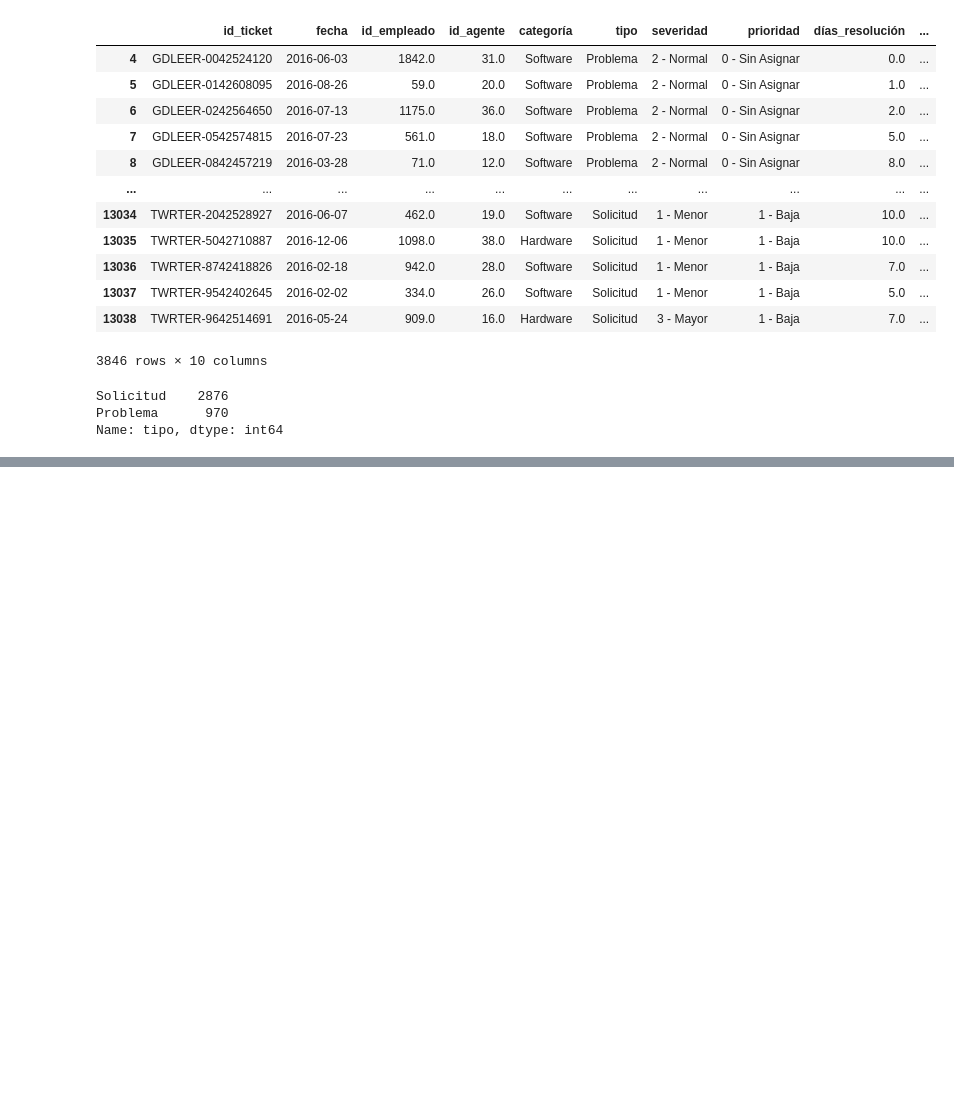
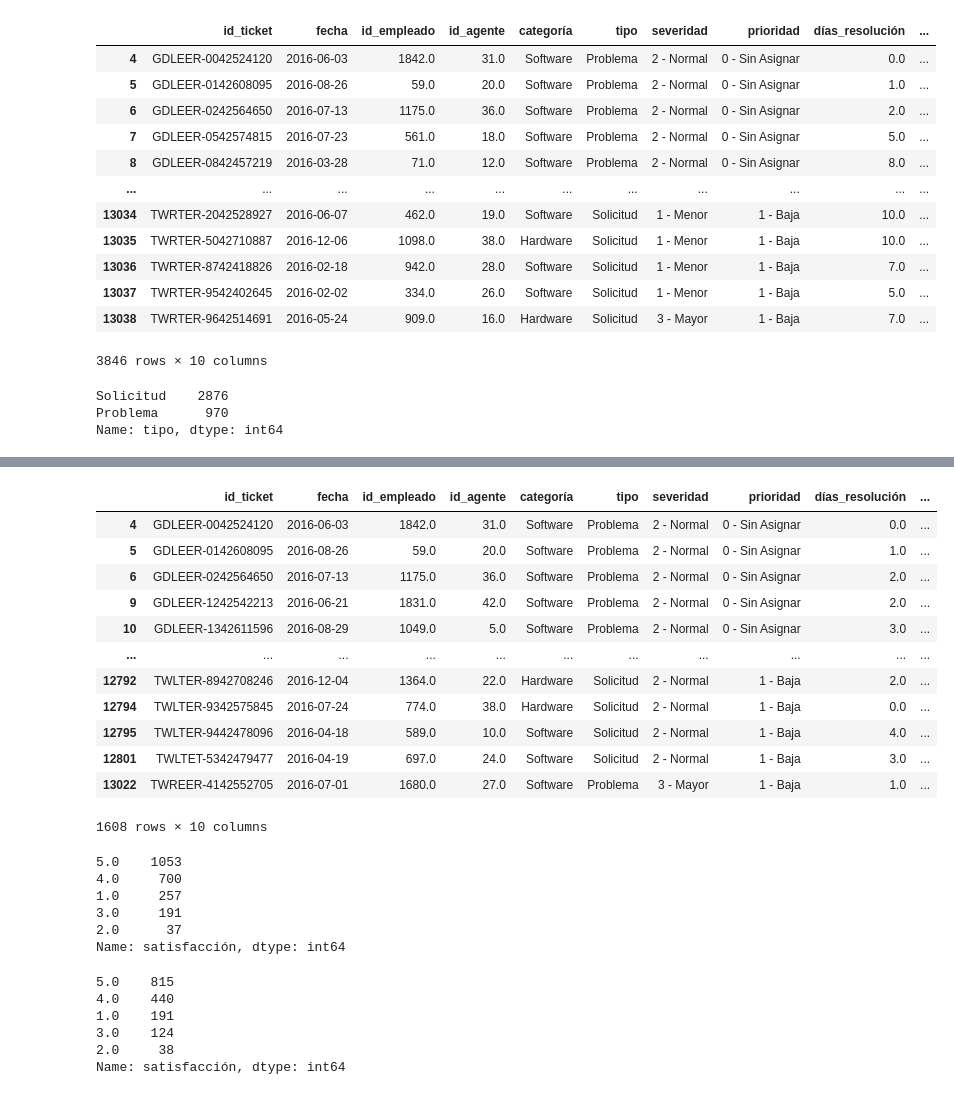
Before and after one commit to anane3373/PromoE-DA-Modulo2-sprint1-AnaIsabel-AnaG-Victoria, a Jupyter notebook: Pair4Pandas.ipynb, the cells around one changed output, grey strips where cells are left out. Saved outputs shown, nothing was run; the diff lists cells and outputs as text; code cells hidden in the pictures; blank space fills up the shorter version.

```diff
--- a/Pair4Pandas.ipynb
+++ b/Pair4Pandas.ipynb
@@ -118,9 +203,45 @@ TypeError: '>' not supported between instances of 'str' and 'int'
 # %%
 #5.2 Extraigamos los tickets en los que pasaron menos de 5 días en ser solucionados.
+
+
+dias_tickets2 = ejer2[ejer2["días_resolución"] < 5.0]
+dias_tickets2
+# %% [output]
+|  | id_ticket | fecha | id_empleado | id_agente | categoría | tipo | severidad | prioridad | días_resolución | ... |
+| 4 | GDLEER-0042524120 | 2016-06-03 | 1842.0 | 31.0 | Software | Problema | 2 - Normal | 0 - Sin Asignar | 0.0 | ... |
+| 5 | GDLEER-0142608095 | 2016-08-26 | 59.0 | 20.0 | Software | Problema | 2 - Normal | 0 - Sin Asignar | 1.0 | ... |
+| 6 | GDLEER-0242564650 | 2016-07-13 | 1175.0 | 36.0 | Software | Problema | 2 - Normal | 0 - Sin Asignar | 2.0 | ... |
+| 9 | GDLEER-1242542213 | 2016-06-21 | 1831.0 | 42.0 | Software | Problema | 2 - Normal | 0 - Sin Asignar | 2.0 | ... |
+| 10 | GDLEER-1342611596 | 2016-08-29 | 1049.0 | 5.0 | Software | Problema | 2 - Normal | 0 - Sin Asignar | 3.0 | ... |
+| ... | ... | ... | ... | ... | ... | ... | ... | ... | ... | ... |
+| 12792 | TWLTER-8942708246 | 2016-12-04 | 1364.0 | 22.0 | Hardware | Solicitud | 2 - Normal | 1 - Baja | 2.0 | ... |
+| 12794 | TWLTER-9342575845 | 2016-07-24 | 774.0 | 38.0 | Hardware | Solicitud | 2 - Normal | 1 - Baja | 0.0 | ... |
+| 12795 | TWLTER-9442478096 | 2016-04-18 | 589.0 | 10.0 | Software | Solicitud | 2 - Normal | 1 - Baja | 4.0 | ... |
+| 12801 | TWLTET-5342479477 | 2016-04-19 | 697.0 | 24.0 | Software | Solicitud | 2 - Normal | 1 - Baja | 3.0 | ... |
+| 13022 | TWREER-4142552705 | 2016-07-01 | 1680.0 | 27.0 | Software | Problema | 3 - Mayor | 1 - Baja | 1.0 | ... |
+1608 rows × 10 columns
 # %%
 #5.3 Usando como referencia los dos conjuntos de datos creados en los dos pasos anteriores:
 #¿Qué valores tenemos de satisfacción en cada uno de ellos?
-#¿En cuál de ellos hay más puntuaciones de 5 en relación a la satisfacción?
+#¿En cuál de ellos hay más puntuaciones de 5 en relación a la satisfacción? EN EL PRIMERO
+
+dias_tickets["satisfacción"].value_counts()
+# %% [output]
+5.0    1053
+4.0     700
+1.0     257
+3.0     191
+2.0      37
+Name: satisfacción, dtype: int64
+# %%
+dias_tickets2["satisfacción"].value_counts()
+# %% [output]
+5.0    815
+4.0    440
+1.0    191
+3.0    124
+2.0     38
+Name: satisfacción, dtype: int64
 # %%
 #6. Revisando los dataframes generados en el ejercicio anterior,
 # nos hemos dado cuenta que hay una serie de empleados que tardan demasiado en resolver
```
Also changed, not shown: parts of 13 cells of this notebook.
